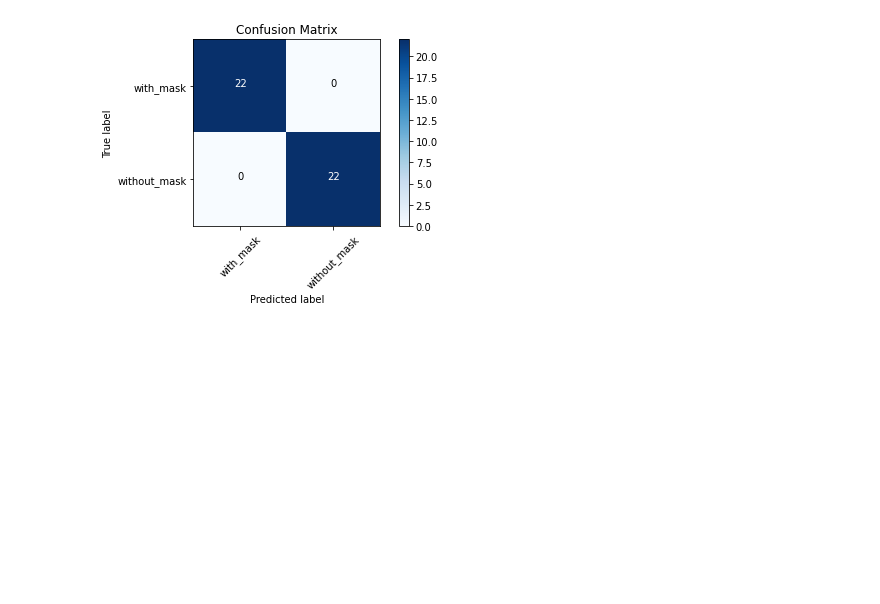
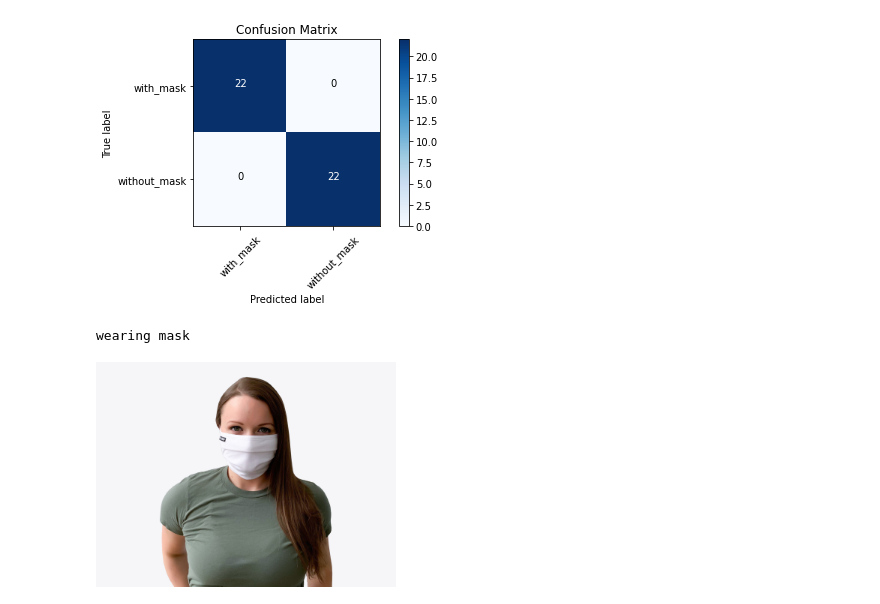
Before and after one commit to Prashantneu8848/FaceMaskDetector, a Jupyter notebook: mask_mobilenet1.ipynb, the cells around one changed output. Saved outputs shown, nothing was run; the diff lists cells and outputs as text; code cells hidden in the pictures; blank space fills up the shorter version.

```diff
--- a/mask_mobilenet1.ipynb
+++ b/mask_mobilenet1.ipynb
@@ -173,0 +187,9 @@ Confusion matrix, without normalization
+# %%
+file = 'image_18.png'
+fetch_image_and_predict(file)
+# %% [output]
+wearing mask
+# %%
+Image(filename=f'./Images/dataset/test/with_mask/{file}', width=300, height=200)
+# %% [output]
+[figure, added]
```
Also changed, not shown: parts of 2 cells of this notebook.
